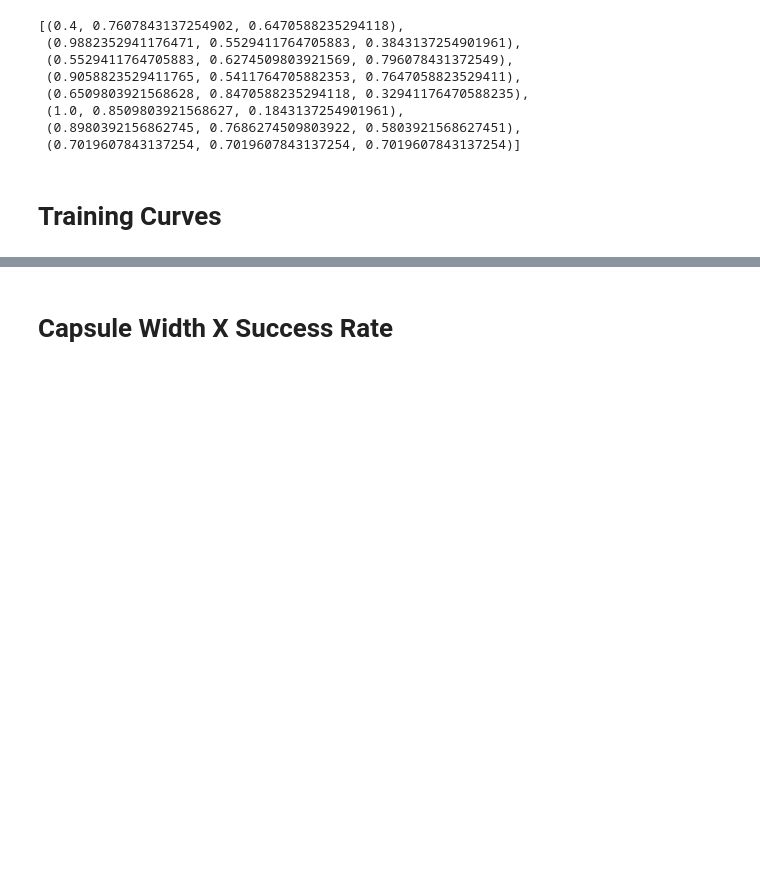
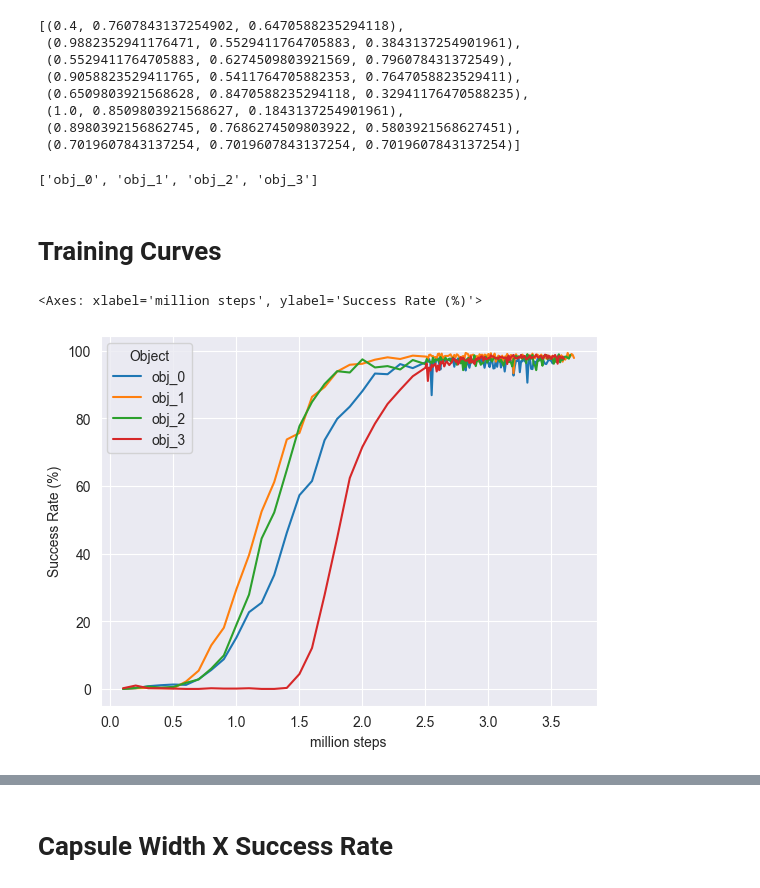
Before and after one commit to gabrielsluz/mapless_transport, a Jupyter notebook: results/ConditionedCapsule.ipynb, the cells around one changed output, grey strips where cells are left out. Drawn from its saved outputs; the diff is of its cells as text; code cells hidden in the pictures; blank space fills up the shorter version.

```diff
--- a/results/ConditionedCapsule.ipynb
+++ b/results/ConditionedCapsule.ipynb
@@ -25,7 +26,10 @@ obj_markers = {
     'L': 'o',
 }
 # %%
-obj_l = list(obj_colors.keys())
+obj_l = ['obj_'+str(x) for x in range(4)]
+obj_l
+# %% [output]
+['obj_0', 'obj_1', 'obj_2', 'obj_3']
 # %% [markdown]
 # Training Curves
 # %%
@@ -37,6 +41,17 @@ for o in obj_l:
     aux_df['object'] = o
     df_l.append(aux_df)
 df = pd.concat(df_l)
+# %%
+aux_df = df
+aux_df['Object'] = aux_df['object']
+aux_df['million steps'] = aux_df['Step']/ 1e6
+aux_df['Success Rate (%)'] = 100*aux_df['Value']
+sns.set_style("darkgrid")
+sns.lineplot(aux_df, x='million steps', y='Success Rate (%)', hue='Object')
+# plt.savefig('ConditionedCapsule/images/training_curves.png',bbox_inches='tight')
+# %% [output]
+<Axes: xlabel='million steps', ylabel='Success Rate (%)'>
+[figure, added]
 # %%
 aux_df = df
 aux_df['Object'] = aux_df['object']
```
Also changed, not shown: parts of 14 cells of this notebook, 32 other files.
